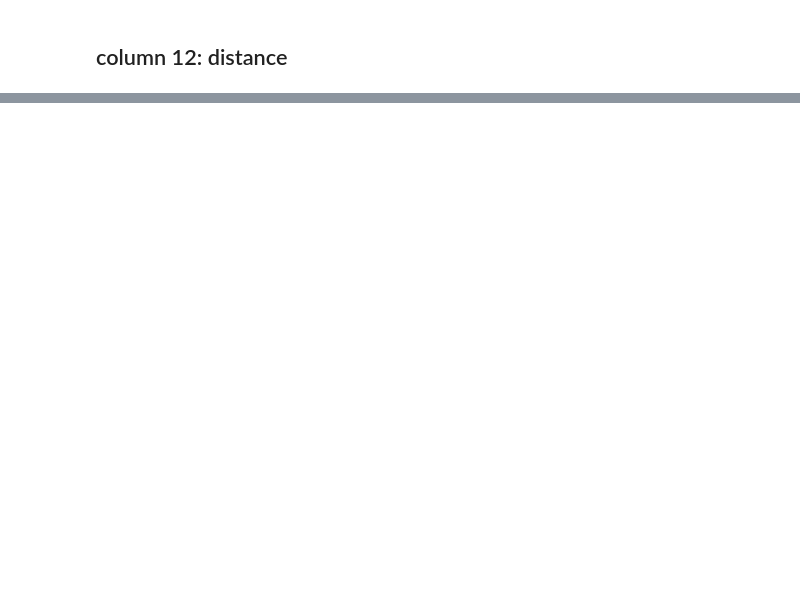
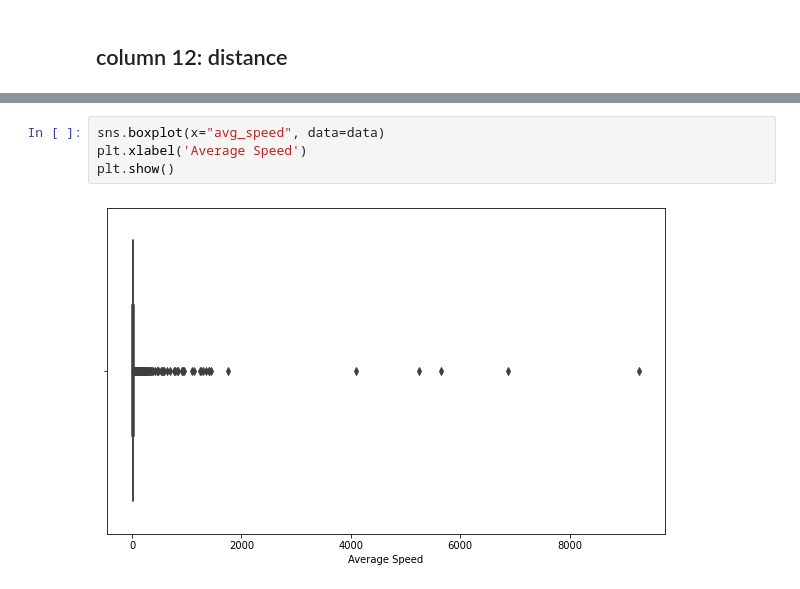
Before and after one commit to Kunaltembhare003/NYC-taxi-trip-time-Prediction, a Jupyter notebook: NYC_Taxi_Trip_Time_Prediction_Capstone_Project.ipynb, the cells around one changed output, grey strips where cells are left out. Saved outputs shown, nothing was run; the diff lists cells and outputs as text; blank space fills up the shorter version.

```diff
--- a/NYC_Taxi_Trip_Time_Prediction_Capstone_Project.ipynb
+++ b/NYC_Taxi_Trip_Time_Prediction_Capstone_Project.ipynb
@@ -303,0 +329,6 @@ plt.show()
+# %%
+sns.boxplot(x="avg_speed", data=data)
+plt.xlabel('Average Speed')
+plt.show()
+# %% [output]
+[figure, added]
```
Also changed, not shown: parts of 48 cells of this notebook.
